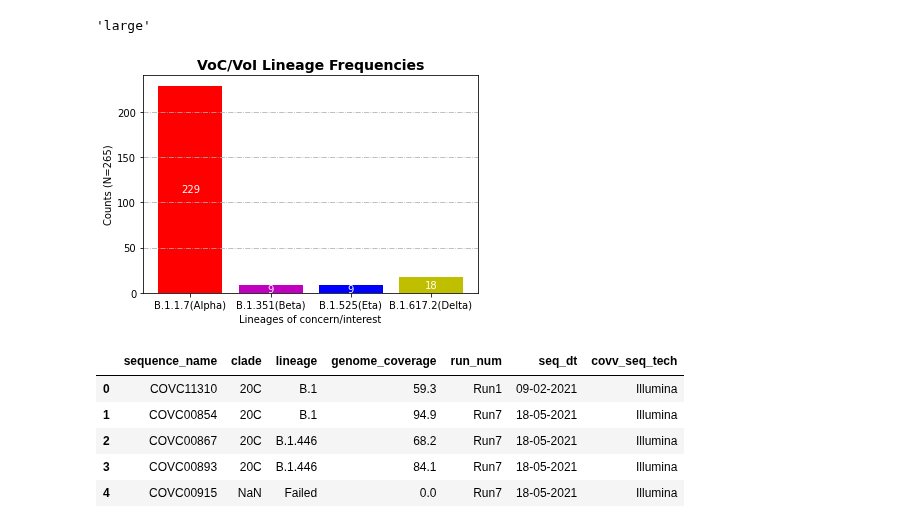
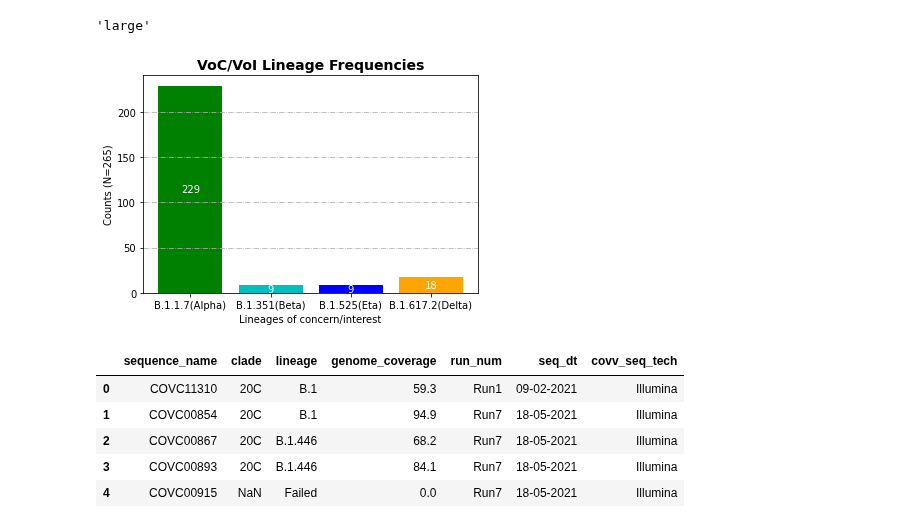
Before and after one commit to ousodaniel/SARS-CoV-2-Data-Workflows, a Jupyter notebook: trend-plots.ipynb, the cells around one changed output. Drawn from its saved outputs; the diff is of its cells as text; code cells hidden in the pictures.

```diff
--- a/trend-plots.ipynb
+++ b/trend-plots.ipynb
@@ -66,17 +66,17 @@ fontdict = {'fontsize': 14,
 # %%
 fig,ax = plt.subplots()
 y = df_voc_grp_lin
 yy = map(replace_with_who_lin, list(y.index))
 y.index = yy
 
 n = sum(y)
-g = plt.bar(y.index, y, color=['r', 'm', 'b', 'y'])
+g = plt.bar(y.index, y, color=['g', 'c', 'b', 'orange'])
 ax.bar_label(g, label_type='center', labels=list(y), color='w')
 plt.ylabel(f'Counts (N={n})')
 plt.xlabel('Lineages of concern/interest')
 plt.grid('major', axis='y', ls='-.')
 plt.title('VoC/VoI Lineage Frequencies', fontdict)
-fig.savefig(f'/home/douso/SarsGenomics/Processed/report-voci_{dt}.png', dpi=300.0)
+# fig.savefig(f'/home/douso/SarsGenomics/Processed/report-voci_{dt}.png')
 plt.show()
 # %% [output]
-[figure, old version]
+[figure, new version]
```
Also changed, not shown: parts of 23 cells of this notebook, 5 other files.
